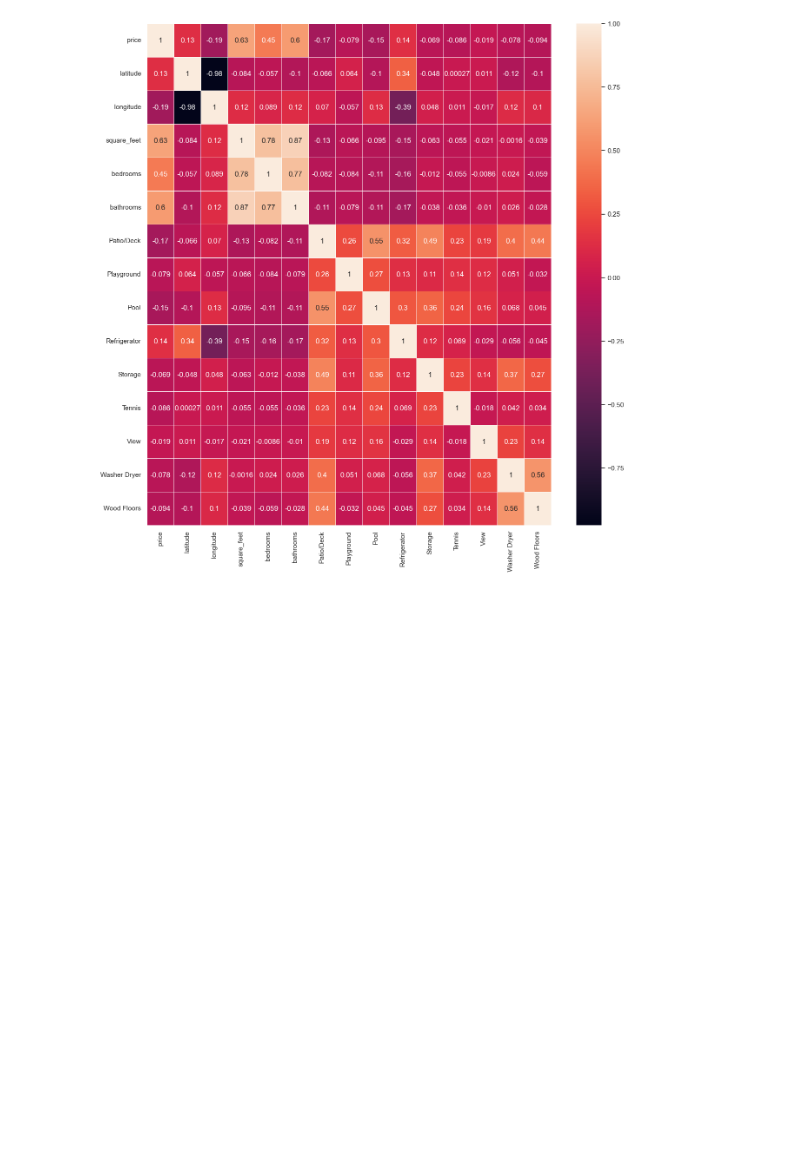
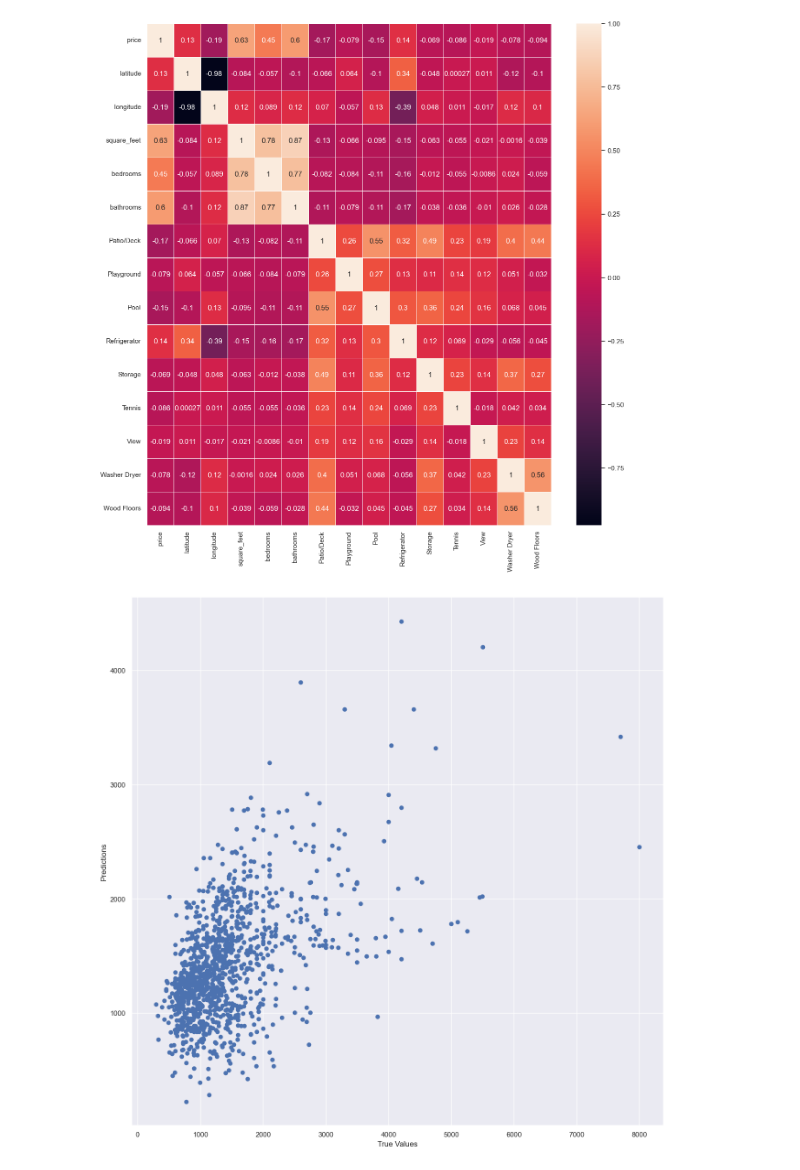
Before and after one commit to baranbytmr/rent-regression-ML, a Jupyter notebook: data/mlproje.ipynb, the cells around one changed output. Saved outputs shown, nothing was run; the diff lists cells and outputs as text; code cells hidden in the pictures; blank space fills up the shorter version.

```diff
--- a/data/mlproje.ipynb
+++ b/data/mlproje.ipynb
@@ -102,3 +103,25 @@ sns.heatmap(corr, annot=True,linewidths=.5, ax=ax)
 # %% [output]
 <Axes: >
 [figure]
+# %%
+#put it in regression model to predict price with quarter of data
+from sklearn.model_selection import train_test_split
+from sklearn.linear_model import LinearRegression
+from sklearn.metrics import mean_squared_error
+from sklearn.metrics import r2_score
+
+X = data.drop(columns=['price'])
+y = data['price']
+X_train, X_test, y_train, y_test = train_test_split(X, y, test_size=0.25, random_state=42)
+model = LinearRegression()
+model.fit(X_train, y_train)
+y_pred = model.predict(X_test)
+mean_squared_error(y_test, y_pred)
+r2_score(y_test, y_pred)
+#show the results in a plot
+plt.scatter(y_test, y_pred)
+plt.xlabel('True Values')
+plt.ylabel('Predictions')
+plt.show()
+# %% [output]
+[figure, added]
```
Also changed, not shown: parts of 2 cells of this notebook.
